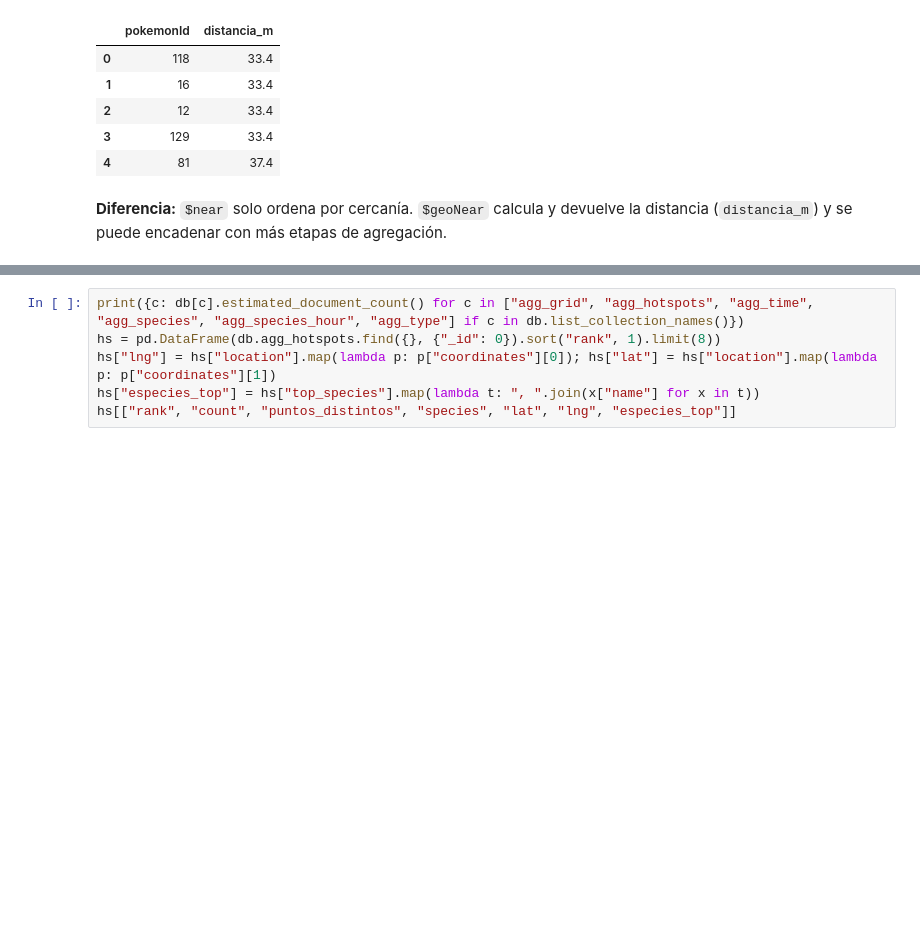
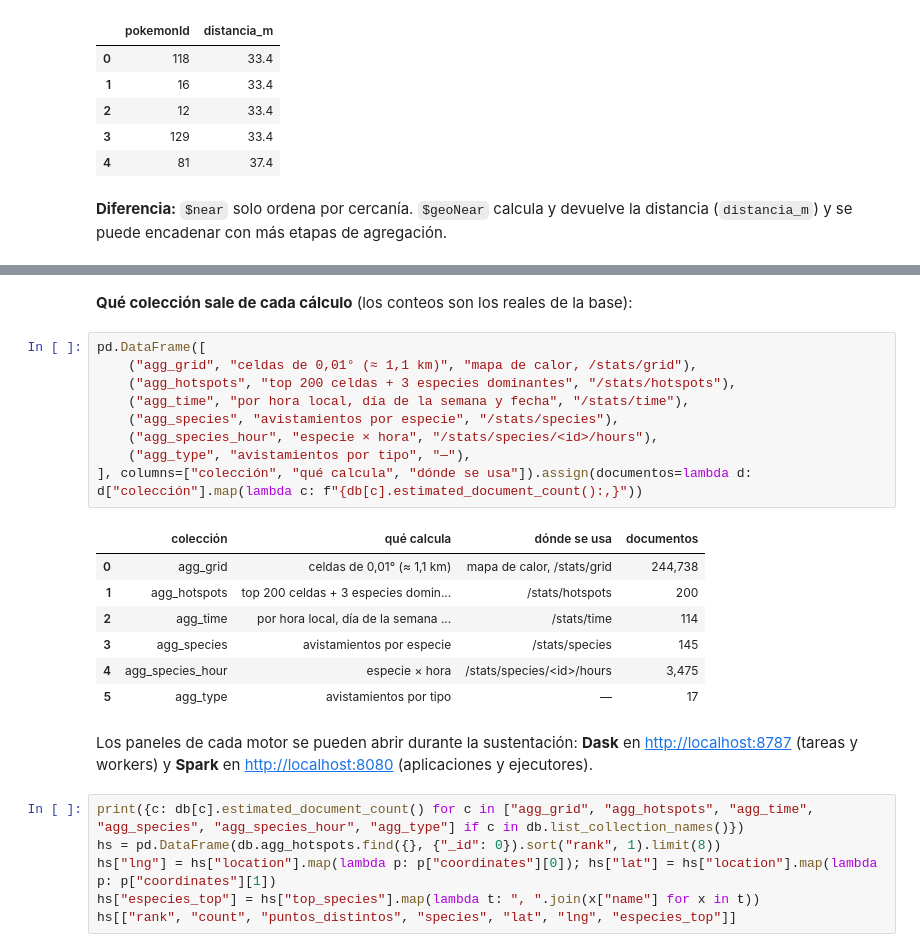
Before and after one commit to elrios893/pokemon-geo-bigdata, a Jupyter notebook: notebooks/sustentacion.ipynb, the cells around one changed output, grey strips where cells are left out. Cells and saved outputs as stored; diff of their text form; blank space fills up the shorter version.

```diff
--- a/notebooks/sustentacion.ipynb
+++ b/notebooks/sustentacion.ipynb
@@ -366,3 +656,24 @@ conteos por hora/día de la semana/fecha y por especie.
+# %% [markdown]
+**Qué colección sale de cada cálculo** (los conteos son los reales de la base):
+# %%
+pd.DataFrame([
+    ("agg_grid", "celdas de 0,01° (≈ 1,1 km)", "mapa de calor, /stats/grid"),
+    ("agg_hotspots", "top 200 celdas + 3 especies dominantes", "/stats/hotspots"),
+    ("agg_time", "por hora local, día de la semana y fecha", "/stats/time"),
+    ("agg_species", "avistamientos por especie", "/stats/species"),
+    ("agg_species_hour", "especie × hora", "/stats/species/<id>/hours"),
+    ("agg_type", "avistamientos por tipo", "—"),
+], columns=["colección", "qué calcula", "dónde se usa"]).assign(documentos=lambda d: d["colección"].map(lambda c: f"{db[c].estimated_document_count():,}"))
+# %% [output]
+|  | colección | qué calcula | dónde se usa | documentos |
+| 0 | agg_grid | celdas de 0,01° (≈ 1,1 km) | mapa de calor, /stats/grid | 244,738 |
+| 1 | agg_hotspots | top 200 celdas + 3 especies domin... | /stats/hotspots | 200 |
+| 2 | agg_time | por hora local, día de la semana ... | /stats/time | 114 |
+| 3 | agg_species | avistamientos por especie | /stats/species | 145 |
+| 4 | agg_species_hour | especie × hora | /stats/species/<id>/hours | 3,475 |
+| 5 | agg_type | avistamientos por tipo | — | 17 |
+# %% [markdown]
+Los paneles de cada motor se pueden abrir durante la sustentación: **Dask** en <http://localhost:8787> (tareas y workers) y **Spark** en <http://localhost:8080> (aplicaciones y ejecutores).
 # %%
 print({c: db[c].estimated_document_count() for c in ["agg_grid", "agg_hotspots", "agg_time", "agg_species", "agg_species_hour", "agg_type"] if c in db.list_collection_names()})
 hs = pd.DataFrame(db.agg_hotspots.find({}, {"_id": 0}).sort("rank", 1).limit(8))
```
Also changed, not shown: parts of 44 cells of this notebook, 1 other file.
